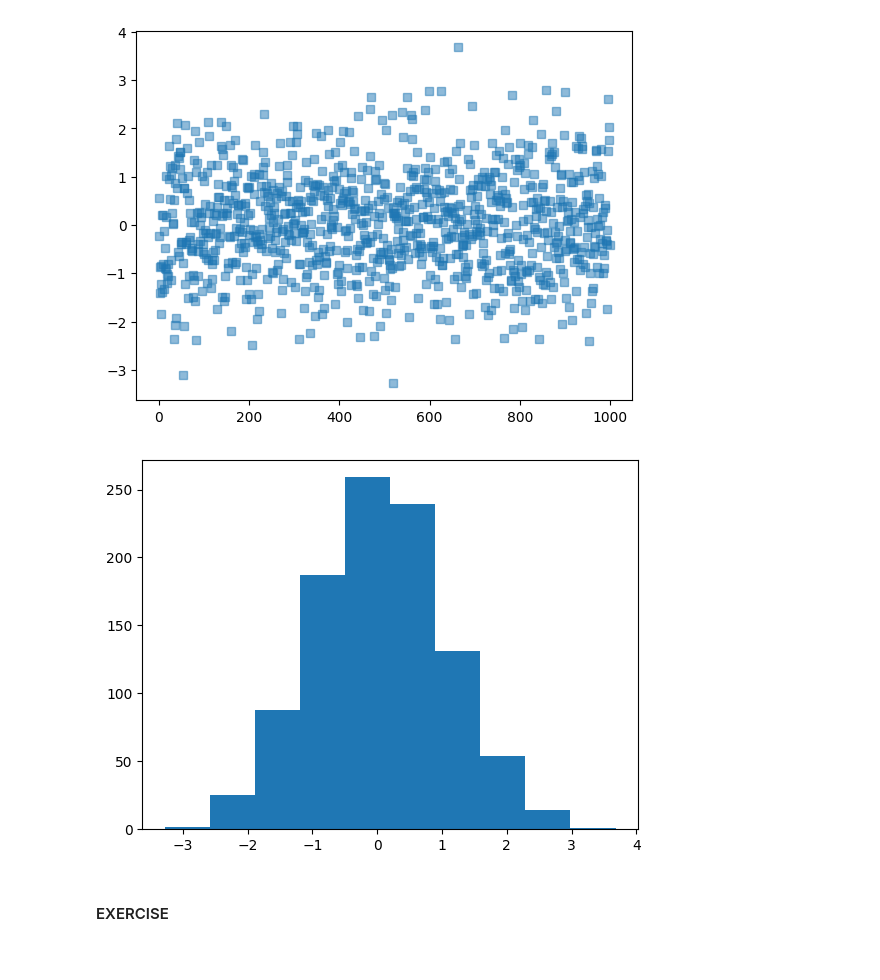
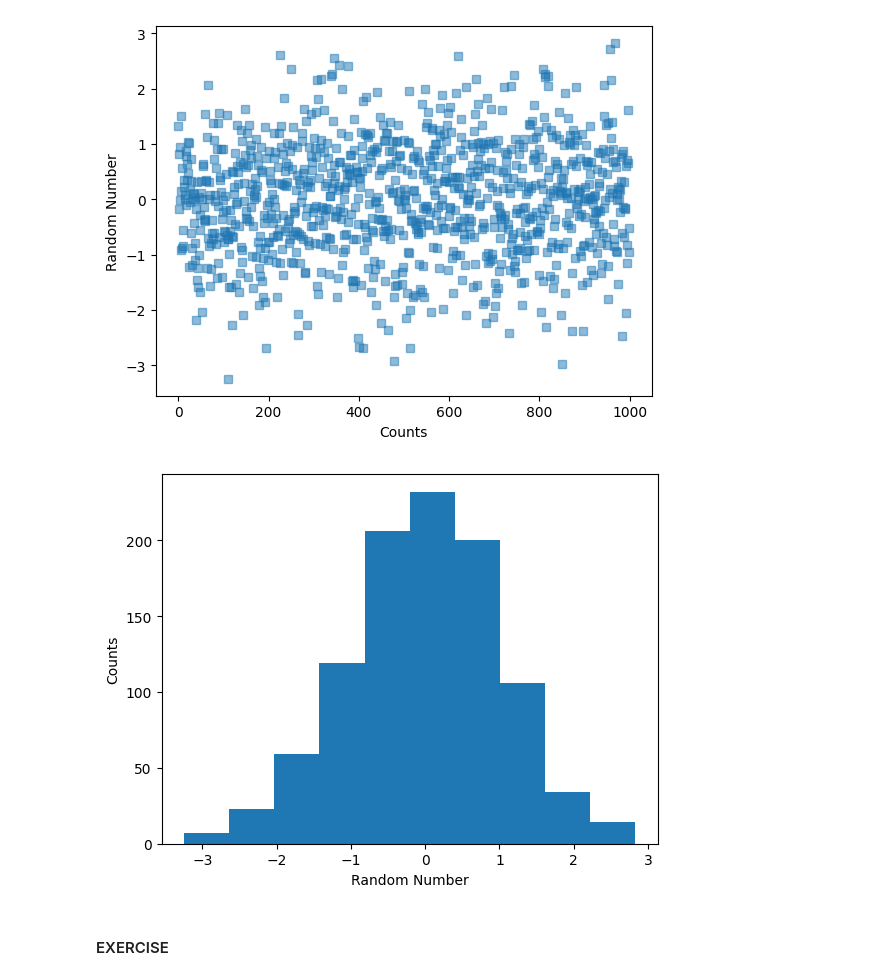
Before and after one commit to techraiders/DeepLearningProjects, a Jupyter notebook: prerequisites/mathematics/trigonometry/random-numbers.ipynb, the cells around one changed output. Drawn from its saved outputs; the diff is of its cells as text; code cells hidden in the pictures.

```diff
--- a/prerequisites/mathematics/trigonometry/random-numbers.ipynb
+++ b/prerequisites/mathematics/trigonometry/random-numbers.ipynb
@@ -35,15 +43,19 @@ plt.show()
 # %%
 # NORMAL DISTRIBUTION
 
 nums = np.random.randn(1000)
 plt.plot(nums, "s", alpha=0.5)
+plt.xlabel("Counts")
+plt.ylabel("Random Number")
 plt.show()
 
 plt.hist(nums)
+plt.xlabel("Random Number")
+plt.ylabel("Counts")
 plt.show()
 # %% [output]
-[figure, old version]
+[figure, new version]
-[figure, old version]
+[figure, new version]
 # %% [markdown]
 #### EXERCISE
 # %%
```
Also changed, not shown: parts of 3 cells of this notebook.
